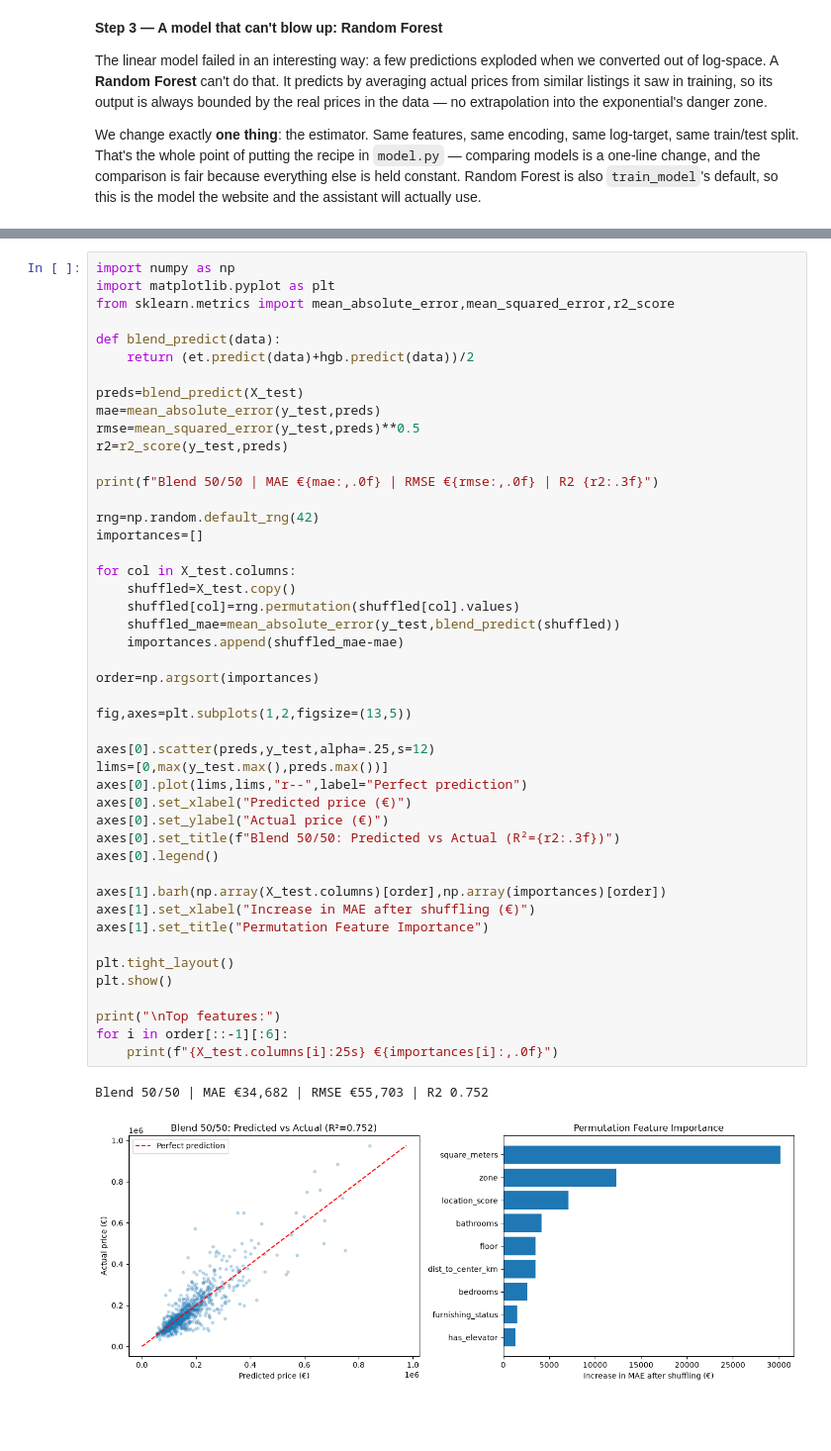
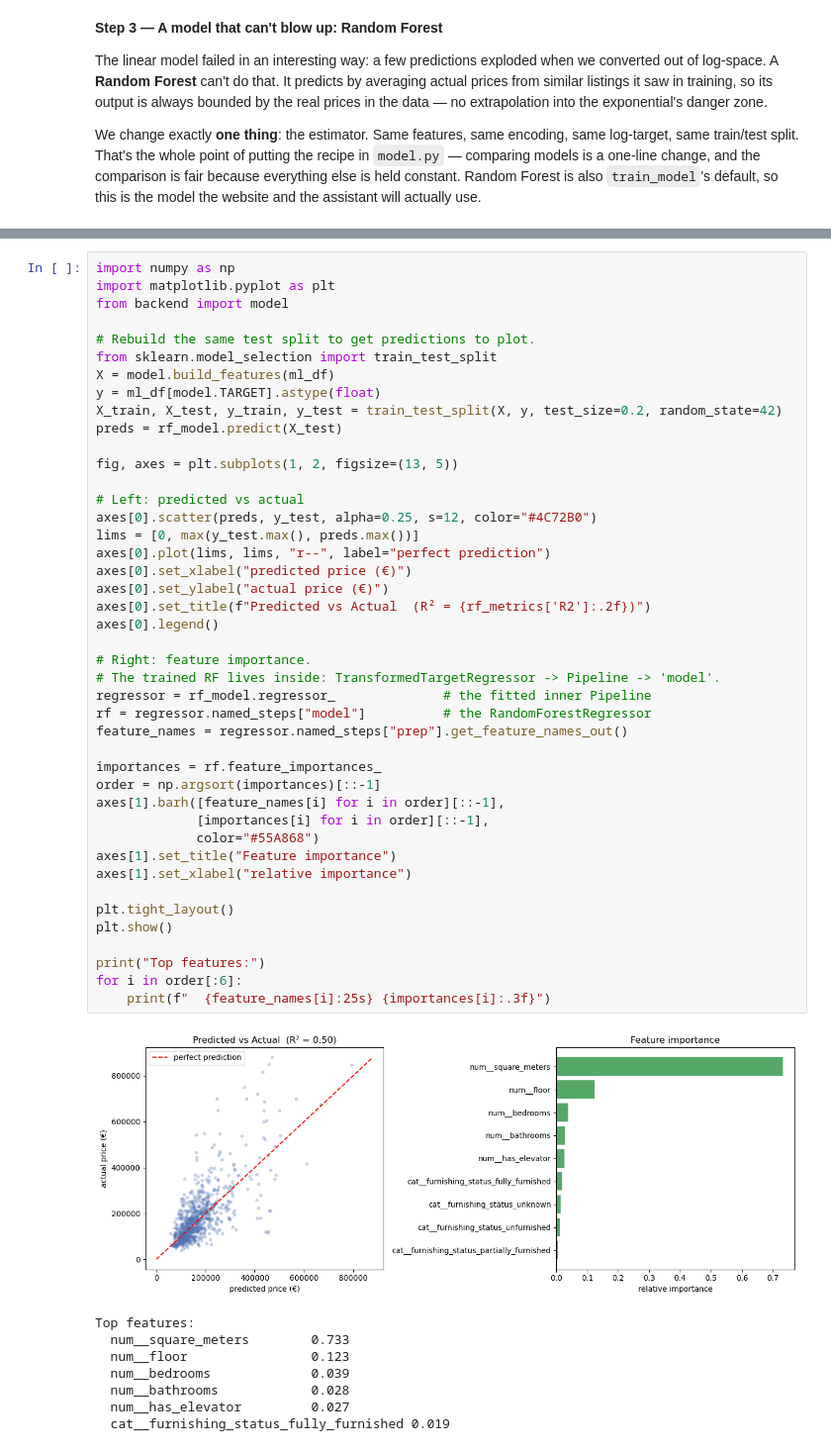
Before and after one commit to saraaaa878878/project-tirana-deal-finder, a Jupyter notebook: notebooks/02_modeling.ipynb, the cells around one changed output, grey strips where cells are left out. Shown at 99% size. Cells and saved outputs as stored; diff of their text form; blank space fills up the shorter version.

```diff
--- a/notebooks/02_modeling.ipynb
+++ b/notebooks/02_modeling.ipynb
@@ -242,49 +159,52 @@ These checks help confirm that the model is using sensible property and location
 # %%
 import numpy as np
 import matplotlib.pyplot as plt
-from sklearn.metrics import mean_absolute_error,mean_squared_error,r2_score
+from backend import model
 
-def blend_predict(data):
-    return (et.predict(data)+hgb.predict(data))/2
+# Rebuild the same test split to get predictions to plot.
+from sklearn.model_selection import train_test_split
+X = model.build_features(ml_df)
+y = ml_df[model.TARGET].astype(float)
+X_train, X_test, y_train, y_test = train_test_split(X, y, test_size=0.2, random_state=42)
+preds = rf_model.predict(X_test)
 
-preds=blend_predict(X_test)
-mae=mean_absolute_error(y_test,preds)
-rmse=mean_squared_error(y_test,preds)**0.5
-r2=r2_score(y_test,preds)
+fig, axes = plt.subplots(1, 2, figsize=(13, 5))
 
-print(f"Blend 50/50 | MAE €{mae:,.0f} | RMSE €{rmse:,.0f} | R2 {r2:.3f}")
-
-rng=np.random.default_rng(42)
-importances=[]
-
-for col in X_test.columns:
-    shuffled=X_test.copy()
-    shuffled[col]=rng.permutation(shuffled[col].values)
-    shuffled_mae=mean_absolute_error(y_test,blend_predict(shuffled))
-    importances.append(shuffled_mae-mae)
-
-order=np.argsort(importances)
-
-fig,axes=plt.subplots(1,2,figsize=(13,5))
-
-axes[0].scatter(preds,y_test,alpha=.25,s=12)
-lims=[0,max(y_test.max(),preds.max())]
-axes[0].plot(lims,lims,"r--",label="Perfect prediction")
-axes[0].set_xlabel("Predicted price (€)")
-axes[0].set_ylabel("Actual price (€)")
-axes[0].set_title(f"Blend 50/50: Predicted vs Actual (R²={r2:.3f})")
+# Left: predicted vs actual
+axes[0].scatter(preds, y_test, alpha=0.25, s=12, color="#4C72B0")
+lims = [0, max(y_test.max(), preds.max())]
+axes[0].plot(lims, lims, "r--", label="perfect prediction")
+axes[0].set_xlabel("predicted price (€)")
+axes[0].set_ylabel("actual price (€)")
+axes[0].set_title(f"Predicted vs Actual  (R² = {rf_metrics['R2']:.2f})")
 axes[0].legend()
 
-axes[1].barh(np.array(X_test.columns)[order],np.array(importances)[order])
-axes[1].set_xlabel("Increase in MAE after shuffling (€)")
-axes[1].set_title("Permutation Feature Importance")
+# Right: feature importance.
+# The trained RF lives inside: TransformedTargetRegressor -> Pipeline -> 'model'.
+regressor = rf_model.regressor_              # the fitted inner Pipeline
+rf = regressor.named_steps["model"]          # the RandomForestRegressor
+feature_names = regressor.named_steps["prep"].get_feature_names_out()
+
+importances = rf.feature_importances_
+order = np.argsort(importances)[::-1]
+axes[1].barh([feature_names[i] for i in order][::-1],
+             [importances[i] for i in order][::-1],
+             color="#55A868")
+axes[1].set_title("Feature importance")
+axes[1].set_xlabel("relative importance")
 
 plt.tight_layout()
 plt.show()
 
-print("\nTop features:")
-for i in order[::-1][:6]:
-    print(f"{X_test.columns[i]:25s} €{importances[i]:,.0f}")
+print("Top features:")
+for i in order[:6]:
+    print(f"  {feature_names[i]:25s} {importances[i]:.3f}")
 # %% [output]
+[figure, new version]
-Blend 50/50 | MAE €34,682 | RMSE €55,703 | R2 0.752
+Top features:
+  num__square_meters        0.733
+  num__floor                0.123
+  num__bedrooms             0.039
+  num__bathrooms            0.028
+  num__has_elevator         0.027
+  cat__furnishing_status_fully_furnished 0.019
-[figure, old version]
```
Also changed, not shown: parts of 11 cells of this notebook, 59 other files.
